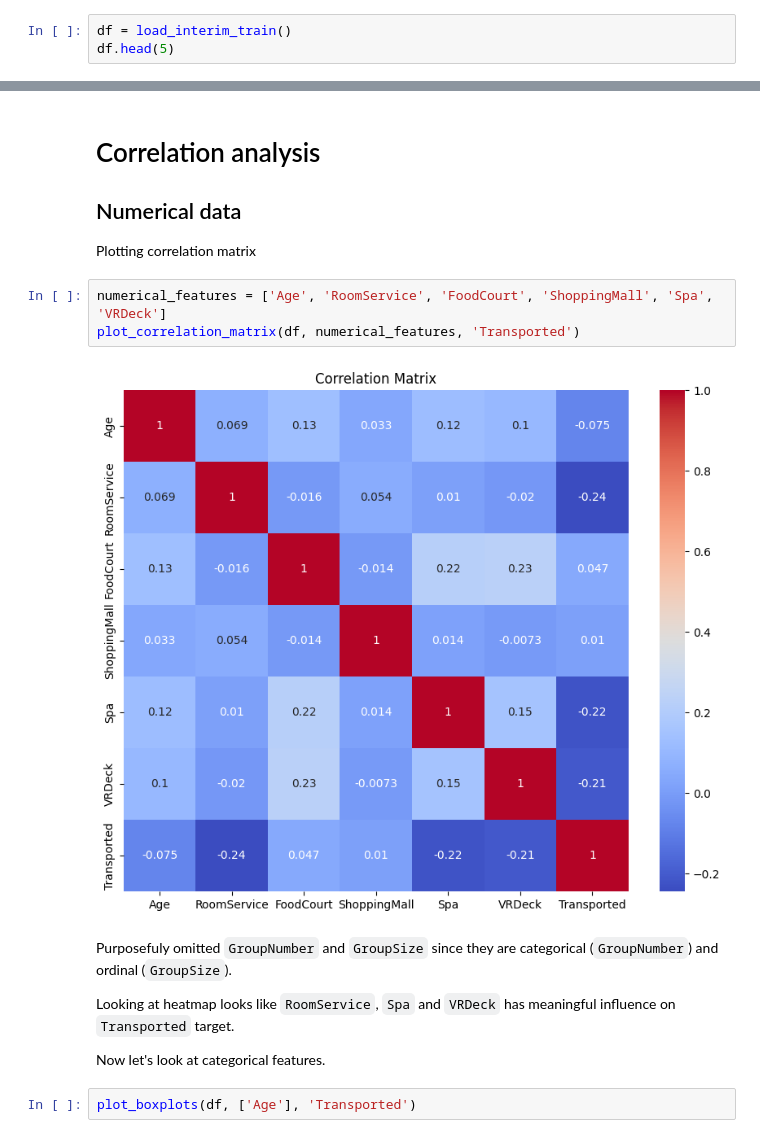
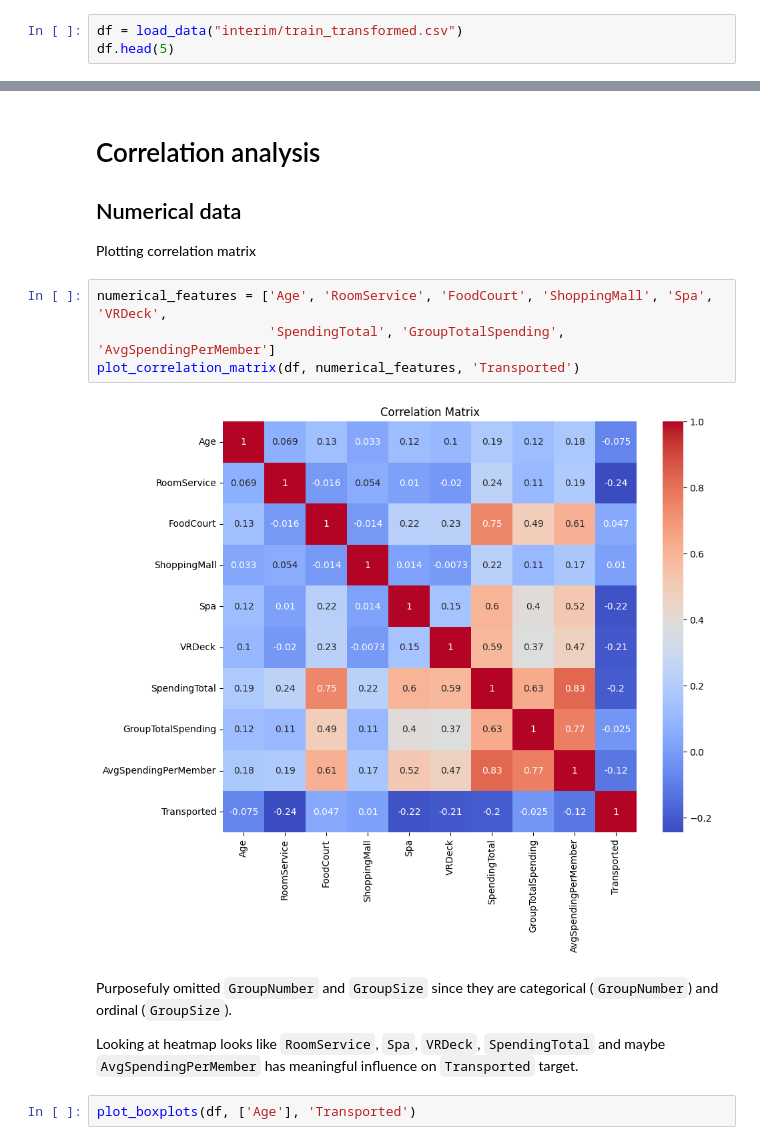
Before and after one commit to Rubic31/spaceship-titanic-project, a Jupyter notebook: notebooks/1.1-mz-correlation-analysis.ipynb, the cells around one changed output, grey strips where cells are left out. Drawn from its saved outputs; the diff is of its cells as text.

```diff
--- a/notebooks/1.1-mz-correlation-analysis.ipynb
+++ b/notebooks/1.1-mz-correlation-analysis.ipynb
@@ -24,7 +24,7 @@ from src.visualization.visualize import plot_crosstab
 # %% [markdown]
 # Load data
 # %%
-df = load_interim_train()
+df = load_data("interim/train_transformed.csv")
 df.head(5)
 # %% [output]
 |  | HomePlanet | CryoSleep | Destination | Age | VIP | RoomService | FoodCourt | ShoppingMall | Spa | ... |
@@ -40,16 +40,15 @@ df.head(5)
 
 Plotting correlation matrix
 # %%
-numerical_features = ['Age', 'RoomService', 'FoodCourt', 'ShoppingMall', 'Spa', 'VRDeck']
+numerical_features = ['Age', 'RoomService', 'FoodCourt', 'ShoppingMall', 'Spa', 'VRDeck',
+                      'SpendingTotal', 'GroupTotalSpending', 'AvgSpendingPerMember']
 plot_correlation_matrix(df, numerical_features, 'Transported')
 # %% [output]
-[figure, old version]
+[figure, new version]
 # %% [markdown]
 Purposefuly omitted `GroupNumber` and `GroupSize` since they are categorical (`GroupNumber`) and ordinal (`GroupSize`).
 
-Looking at heatmap looks like `RoomService`, `Spa` and `VRDeck` has meaningful influence on `Transported` target.
-
-Now let's look at categorical features.
+Looking at heatmap looks like `RoomService`, `Spa`, `VRDeck`, `SpendingTotal` and maybe `AvgSpendingPerMember` has meaningful influence on `Transported` target.
 # %%
 plot_boxplots(df, ['Age'], 'Transported')
 # %% [output]
```
Also changed, not shown: parts of 8 cells of this notebook, 17 other files.
